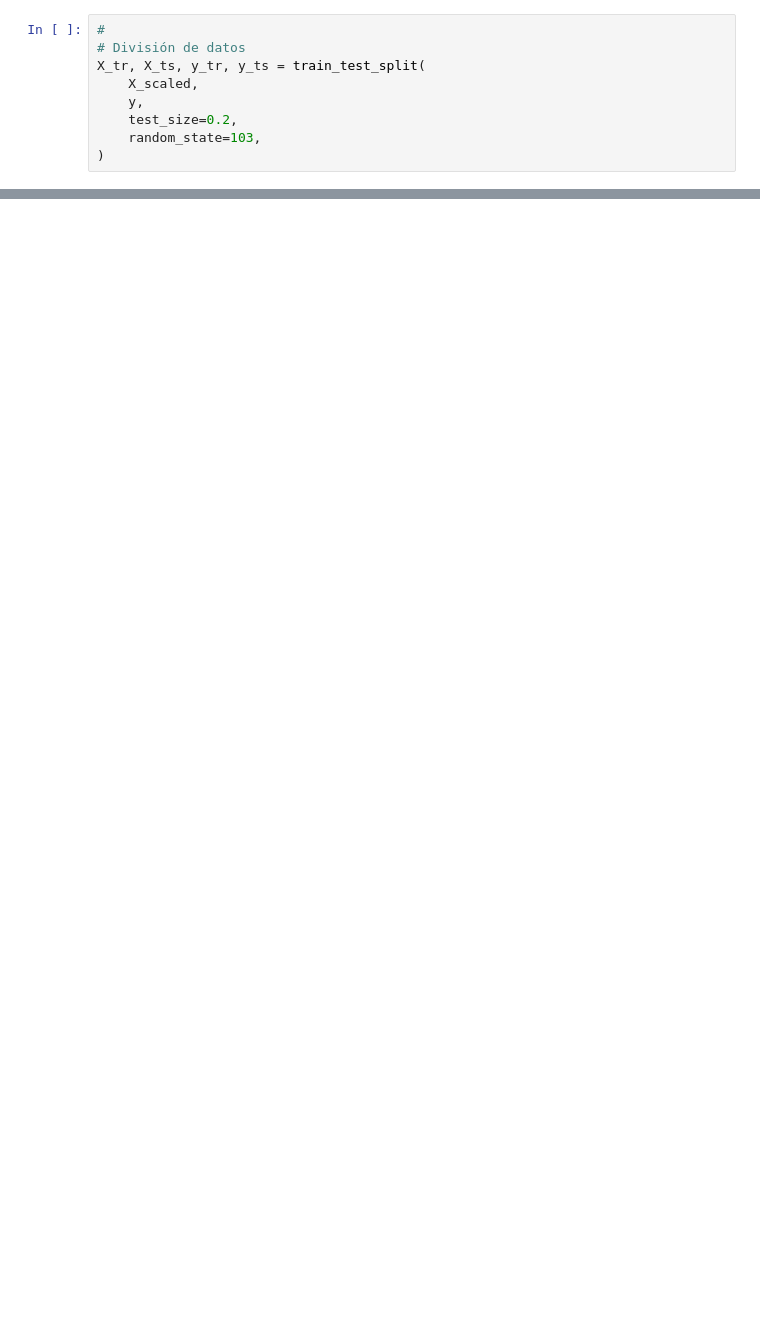
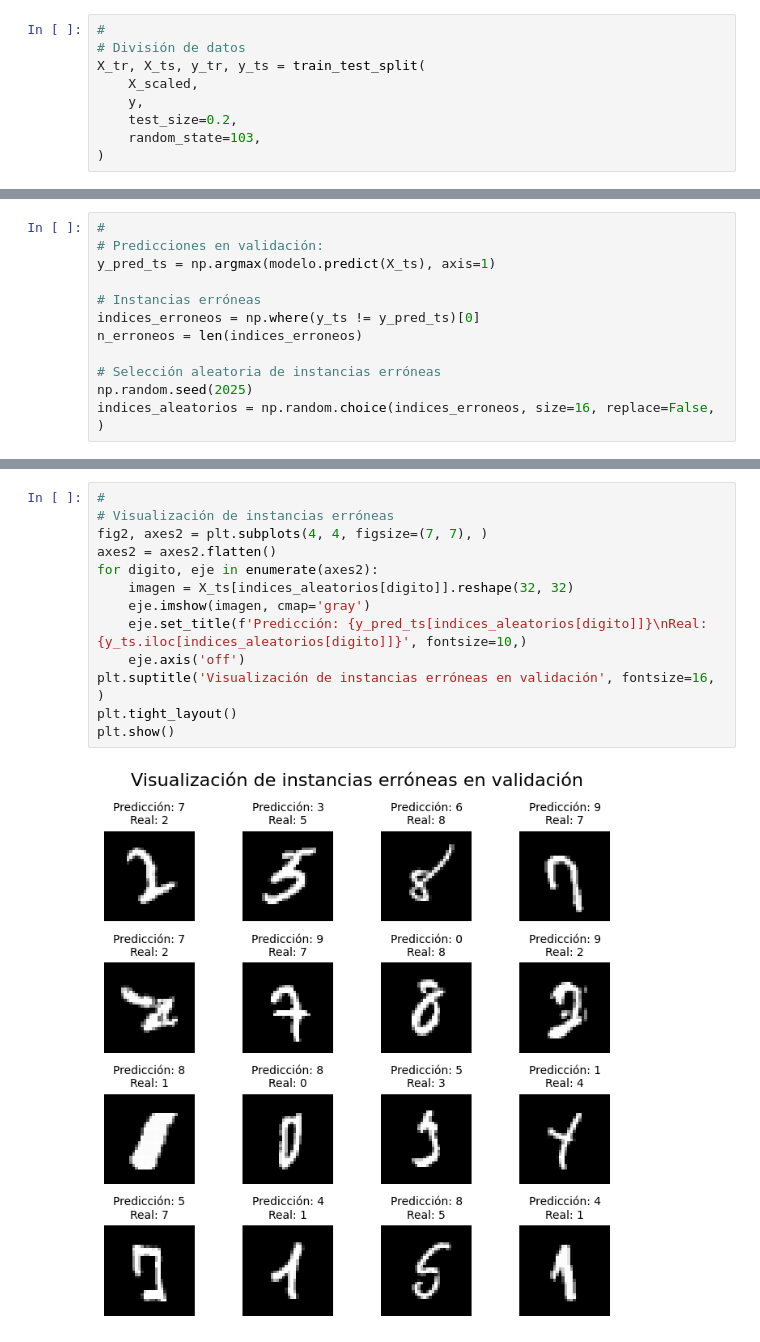
Before and after one commit to scuartasr/aprendmaq_entregable_2, a Jupyter notebook: Cuadernos/01_cnn_lenet5.ipynb, the cells around one changed output, grey strips where cells are left out. Cells and saved outputs as stored; diff of their text form; blank space fills up the shorter version.

```diff
--- a/Cuadernos/01_cnn_lenet5.ipynb
+++ b/Cuadernos/01_cnn_lenet5.ipynb
@@ -233,0 +407,12 @@ historia = modelo.fit(
+# %%
+#
+# Predicciones en validación:
+y_pred_ts = np.argmax(modelo.predict(X_ts), axis=1)
+
+# Instancias erróneas
+indices_erroneos = np.where(y_ts != y_pred_ts)[0]
+n_erroneos = len(indices_erroneos)
+
+# Selección aleatoria de instancias erróneas
+np.random.seed(2025)
+indices_aleatorios = np.random.choice(indices_erroneos, size=16, replace=False, )
@@ -233,0 +421,15 @@ historia = modelo.fit(
+# %%
+#
+# Visualización de instancias erróneas
+fig2, axes2 = plt.subplots(4, 4, figsize=(7, 7), )
+axes2 = axes2.flatten()
+for digito, eje in enumerate(axes2):
+    imagen = X_ts[indices_aleatorios[digito]].reshape(32, 32)
+    eje.imshow(imagen, cmap='gray')
+    eje.set_title(f'Predicción: {y_pred_ts[indices_aleatorios[digito]]}\nReal: {y_ts.iloc[indices_aleatorios[digito]]}', fontsize=10,)
+    eje.axis('off')
+plt.suptitle('Visualización de instancias erróneas en validación', fontsize=16, )
+plt.tight_layout()
+plt.show()
+# %% [output]
+[figure, added]
```
Also changed, not shown: parts of 14 cells of this notebook.
